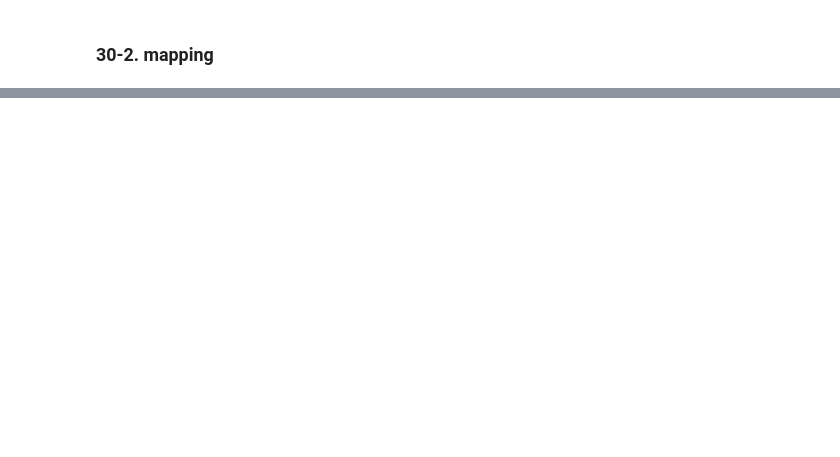
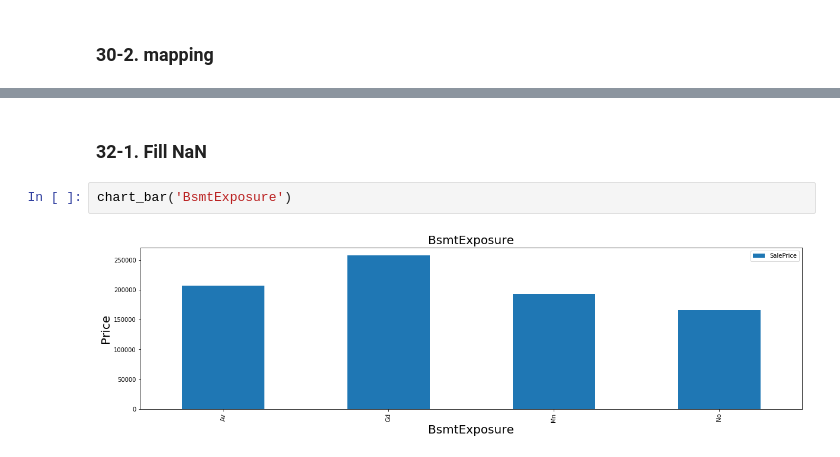
Before and after one commit to gjustin40/Kaggle, a Jupyter notebook: House-Prices/House_prices_part2.ipynb, the cells around one changed output, grey strips where cells are left out. Saved outputs shown, nothing was run; the diff lists cells and outputs as text; blank space fills up the shorter version.

```diff
--- a/House-Prices/House_prices_part2.ipynb
+++ b/House-Prices/House_prices_part2.ipynb
@@ -531,0 +397,6 @@ SaleCondition: Condition of sale
+# %% [markdown]
+### 32-1. Fill NaN
+# %%
+chart_bar('BsmtExposure')
+# %% [output]
+[figure, added]
```
Also changed, not shown: parts of 50 cells of this notebook.
